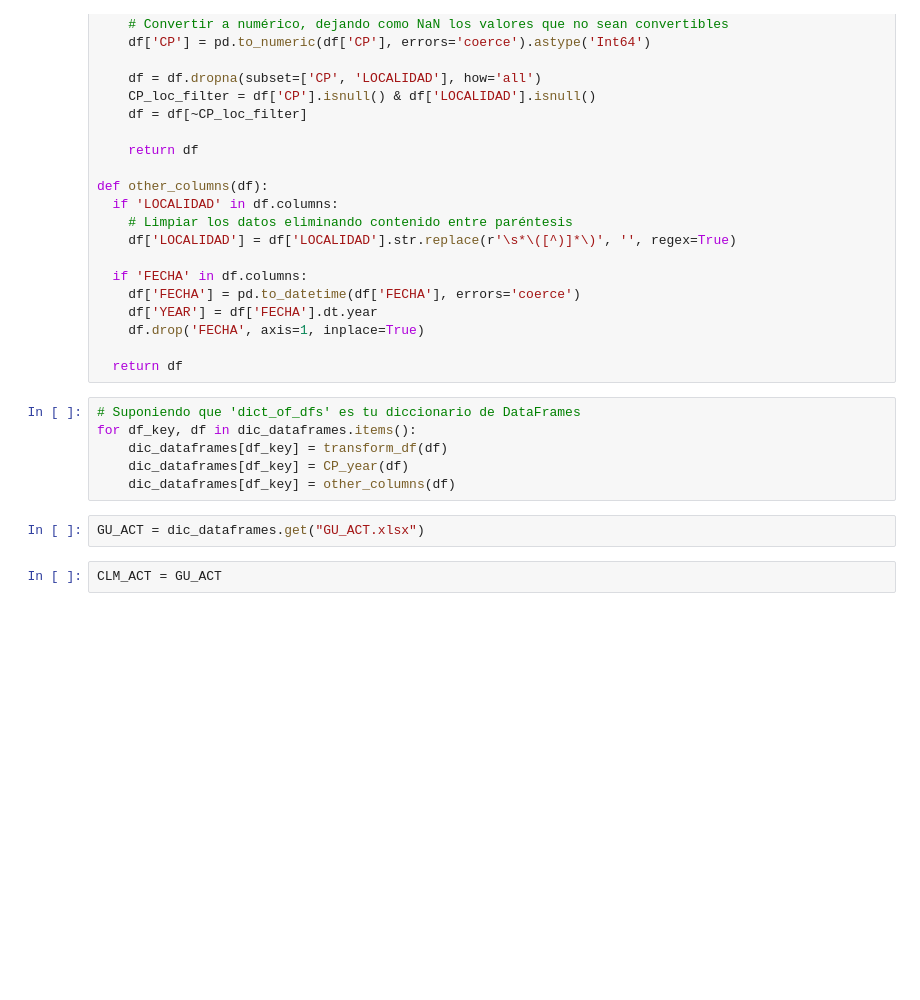
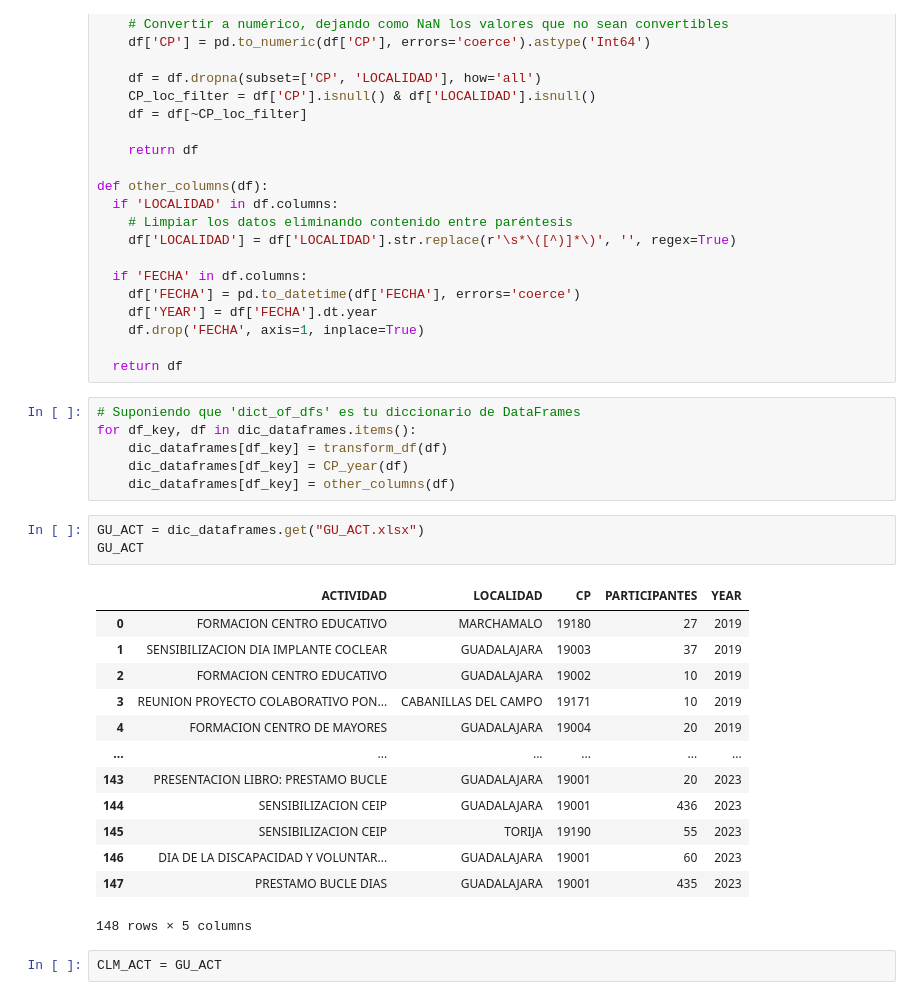
Before and after one commit to Ana-AlonsoCanizares/AA_GRUPO3, a Jupyter notebook: Limpieza_ACT.ipynb, the cells around one changed output. Drawn from its saved outputs; the diff is of its cells as text; blank space fills up the shorter version.

```diff
--- a/Limpieza_ACT.ipynb
+++ b/Limpieza_ACT.ipynb
@@ -101,6 +98,21 @@ for df_key, df in dic_dataframes.items():
     dic_dataframes[df_key] = other_columns(df)
 # %%
 GU_ACT = dic_dataframes.get("GU_ACT.xlsx")
+GU_ACT
+# %% [output]
+|  | ACTIVIDAD | LOCALIDAD | CP | PARTICIPANTES | YEAR |
+| 0 | FORMACION CENTRO EDUCATIVO | MARCHAMALO | 19180 | 27 | 2019 |
+| 1 | SENSIBILIZACION DIA IMPLANTE COCLEAR | GUADALAJARA | 19003 | 37 | 2019 |
+| 2 | FORMACION CENTRO EDUCATIVO | GUADALAJARA | 19002 | 10 | 2019 |
+| 3 | REUNION PROYECTO COLABORATIVO PON... | CABANILLAS DEL CAMPO | 19171 | 10 | 2019 |
+| 4 | FORMACION CENTRO DE MAYORES | GUADALAJARA | 19004 | 20 | 2019 |
+| ... | ... | ... | ... | ... | ... |
+| 143 | PRESENTACION LIBRO: PRESTAMO BUCLE | GUADALAJARA | 19001 | 20 | 2023 |
+| 144 | SENSIBILIZACION CEIP | GUADALAJARA | 19001 | 436 | 2023 |
+| 145 | SENSIBILIZACION CEIP | TORIJA | 19190 | 55 | 2023 |
+| 146 | DIA DE LA DISCAPACIDAD Y VOLUNTAR... | GUADALAJARA | 19001 | 60 | 2023 |
+| 147 | PRESTAMO BUCLE DIAS | GUADALAJARA | 19001 | 435 | 2023 |
+148 rows × 5 columns
 # %%
 CLM_ACT = GU_ACT
 # %%
```
Also changed, not shown: parts of 2 cells of this notebook.
